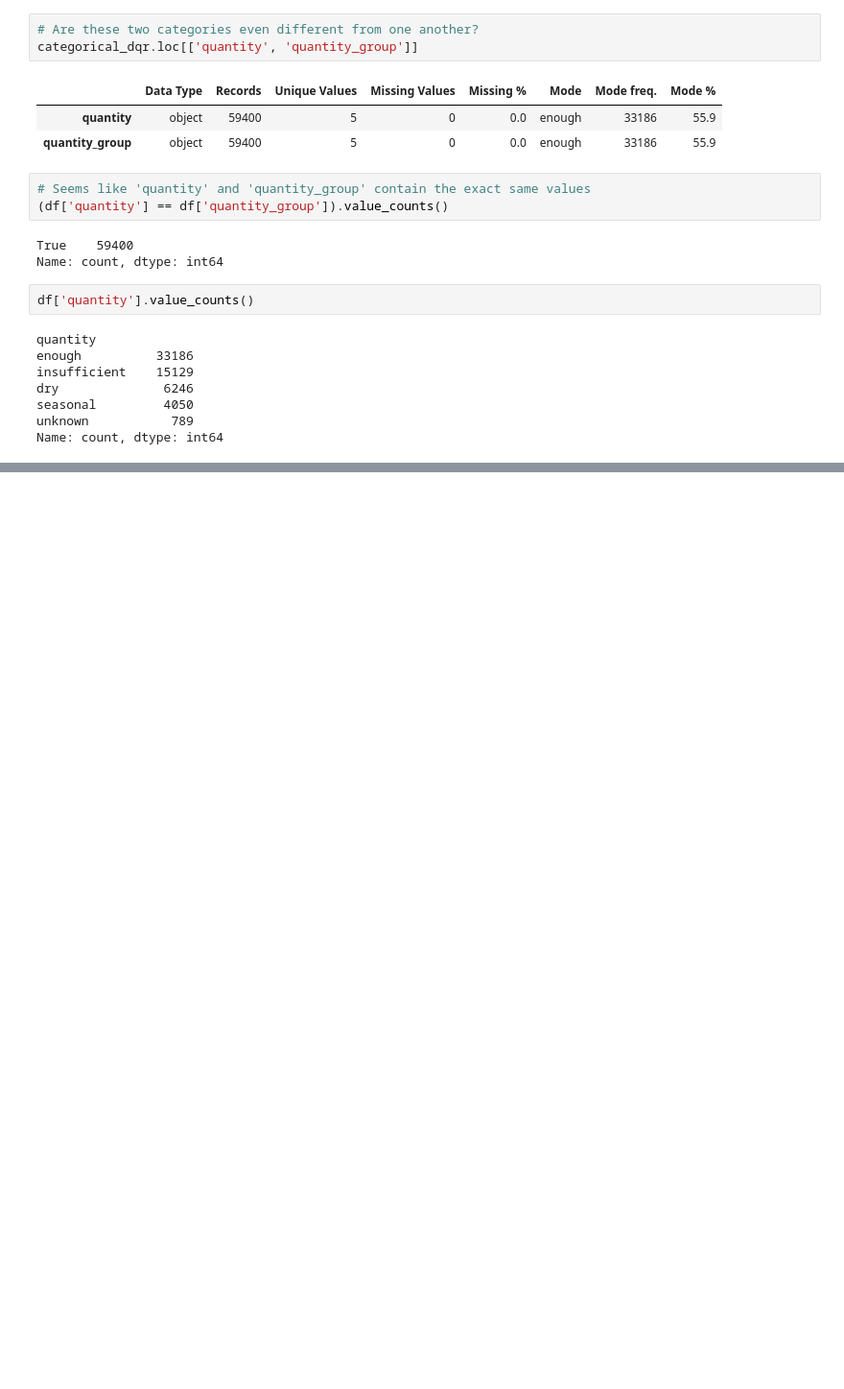
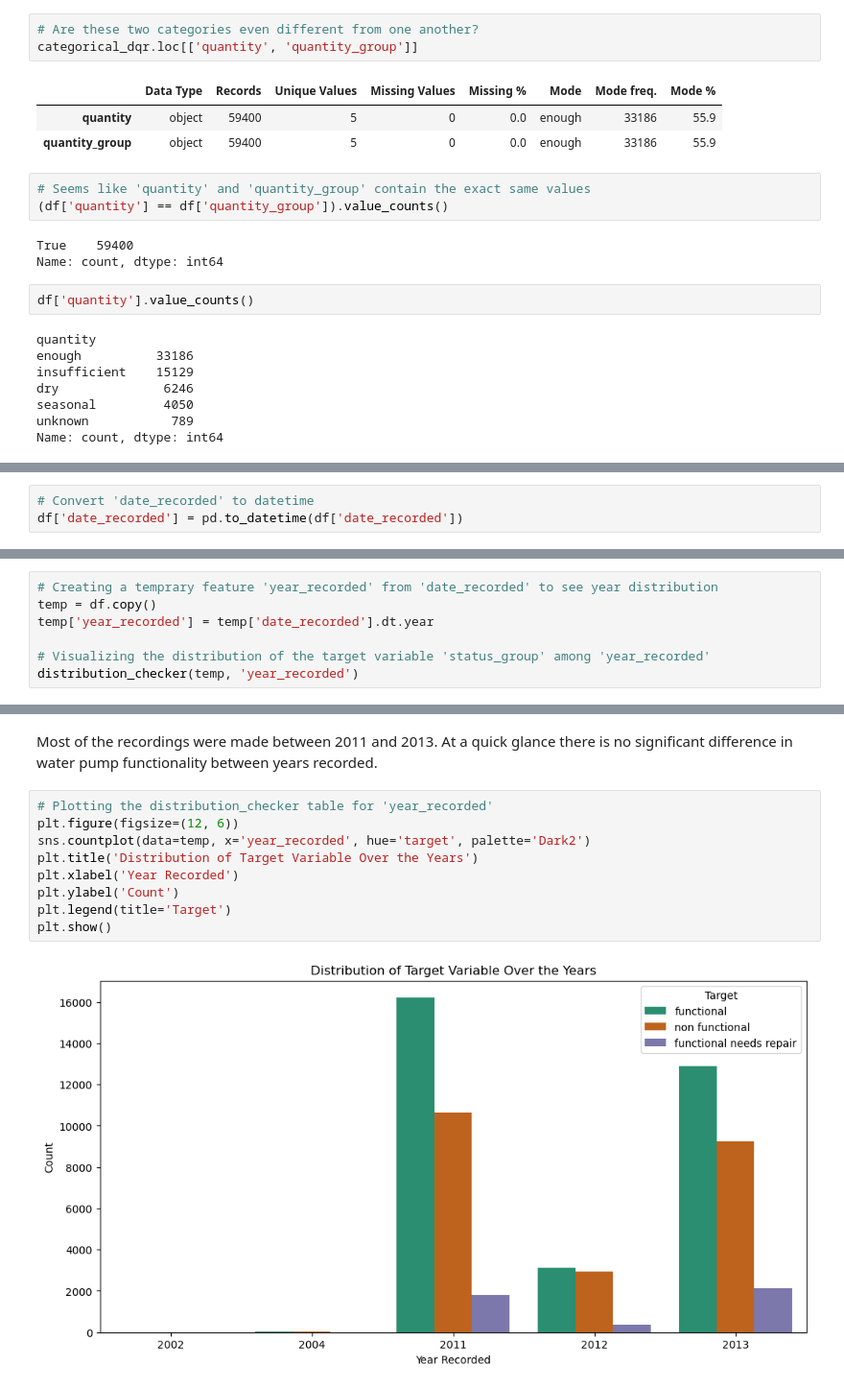
Before and after one commit to williambguo/water-pump-predictive-maintenance, a Jupyter notebook: notebooks/eda.ipynb, the cells around one changed output, grey strips where cells are left out. Shown at 96% size. Drawn from its saved outputs; the diff is of its cells as text; blank space fills up the shorter version.

```diff
--- a/notebooks/eda.ipynb
+++ b/notebooks/eda.ipynb
@@ -480,0 +478,3 @@ Next up,
+# %%
+# Convert 'date_recorded' to datetime
+df['date_recorded'] = pd.to_datetime(df['date_recorded'])
@@ -480,0 +487,7 @@ Next up,
+# %%
+# Creating a temprary feature 'year_recorded' from 'date_recorded' to see year distribution
+temp = df.copy()
+temp['year_recorded'] = temp['date_recorded'].dt.year
+
+# Visualizing the distribution of the target variable 'status_group' among 'year_recorded'
+distribution_checker(temp, 'year_recorded')
@@ -480,0 +502,13 @@ Next up,
+# %% [markdown]
+Most of the recordings were made between 2011 and 2013. At a quick glance there is no significant difference in water pump functionality between years recorded.
+# %%
+# Plotting the distribution_checker table for 'year_recorded'
+plt.figure(figsize=(12, 6))
+sns.countplot(data=temp, x='year_recorded', hue='target', palette='Dark2')
+plt.title('Distribution of Target Variable Over the Years')
+plt.xlabel('Year Recorded')
+plt.ylabel('Count')
+plt.legend(title='Target')
+plt.show()
+# %% [output]
+[figure, added]
```
Also changed, not shown: parts of 67 cells of this notebook, 1 other file.
